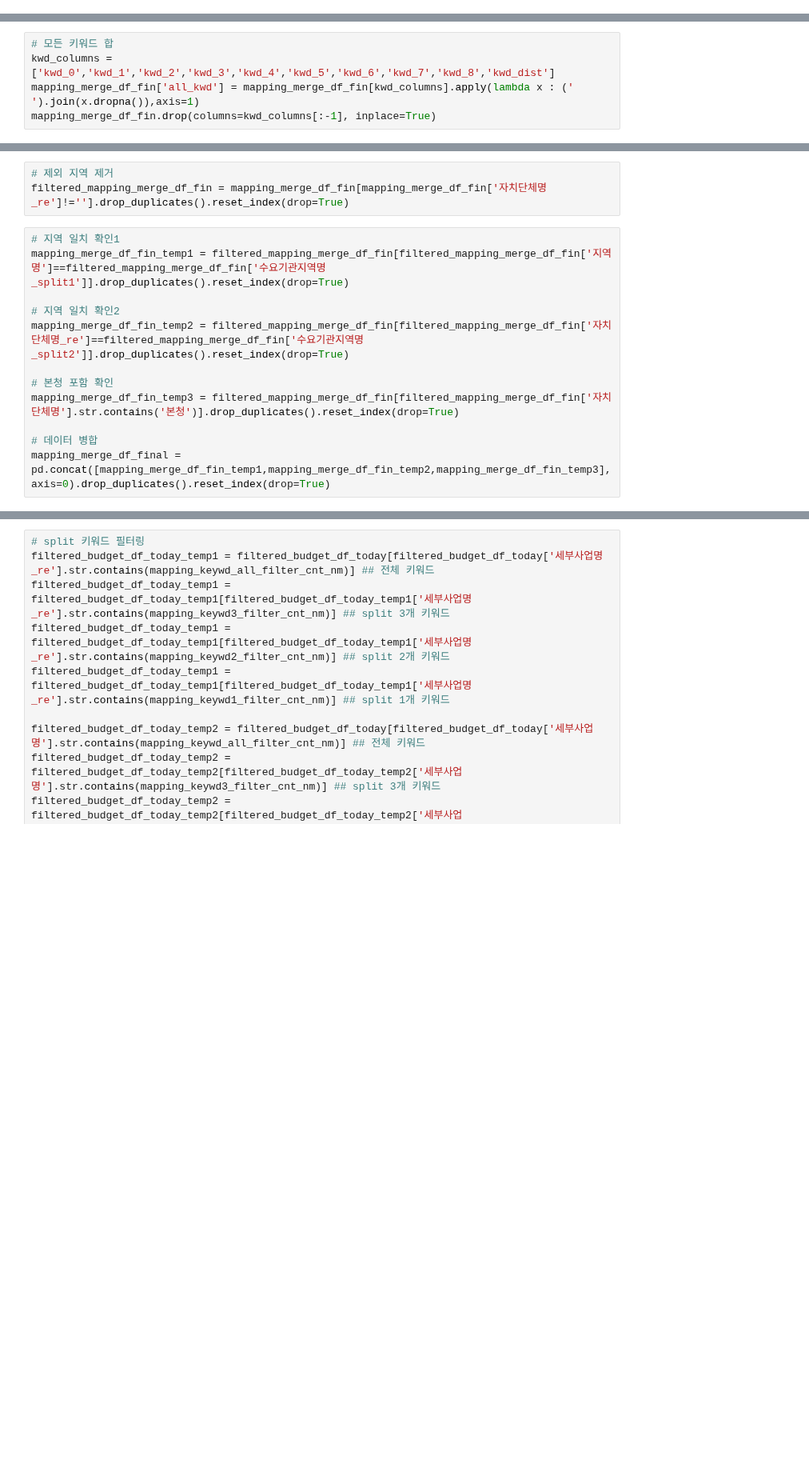
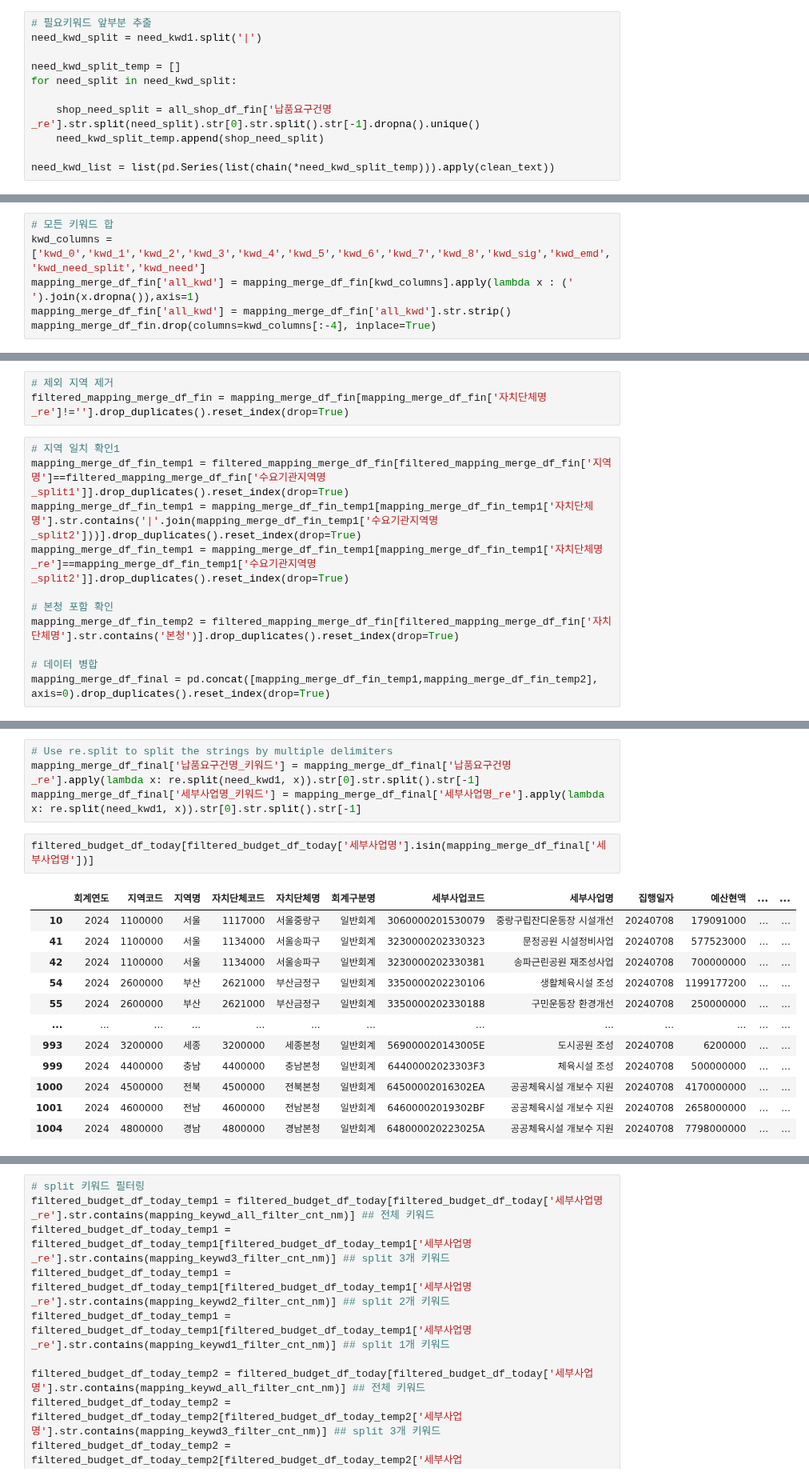
Before and after one commit to kkwann/mido_project, a Jupyter notebook: Data_preprocessing.ipynb, the cells around one changed output, grey strips where cells are left out. Shown at 80% size. Drawn from its saved outputs; the diff is of its cells as text; blank space fills up the shorter version.

```diff
--- a/Data_preprocessing.ipynb
+++ b/Data_preprocessing.ipynb
@@ -290,0 +349,11 @@ mapping_merge_df.append(mapping_merge_df_dist)
+# %%
+# 필요키워드 앞부분 추출
+need_kwd_split = need_kwd1.split('|')
+
+need_kwd_split_temp = []
+for need_split in need_kwd_split:
+
+    shop_need_split = all_shop_df_fin['납품요구건명_re'].str.split(need_split).str[0].str.split().str[-1].dropna().unique()
+    need_kwd_split_temp.append(shop_need_split)
+
+need_kwd_list = list(pd.Series(list(chain(*need_kwd_split_temp))).apply(clean_text))
@@ -294,9 +430,10 @@ mapping_merge_df_fin = pd.concat(mapping_merge_df, axis=0).drop_duplicates()
 mapping_merge_df_fin = mapping_merge_df_fin[~mapping_merge_df_fin['납품요구건명'].isnull()].reset_index(drop=True)
 # %%
 # 모든 키워드 합
-kwd_columns = ['kwd_0','kwd_1','kwd_2','kwd_3','kwd_4','kwd_5','kwd_6','kwd_7','kwd_8','kwd_dist']
+kwd_columns = ['kwd_0','kwd_1','kwd_2','kwd_3','kwd_4','kwd_5','kwd_6','kwd_7','kwd_8','kwd_sig','kwd_emd','kwd_need_split','kwd_need']
 mapping_merge_df_fin['all_kwd'] = mapping_merge_df_fin[kwd_columns].apply(lambda x : (' ').join(x.dropna()),axis=1)
-mapping_merge_df_fin.drop(columns=kwd_columns[:-1], inplace=True)
+mapping_merge_df_fin['all_kwd'] = mapping_merge_df_fin['all_kwd'].str.strip()
+mapping_merge_df_fin.drop(columns=kwd_columns[:-4], inplace=True)
 # %%
 # 지역명 추출1
 mapping_merge_df_fin['수요기관지역명_split1'] = mapping_merge_df_fin['수요기관지역명'].str.split().str[0]
@@ -335,12 +472,11 @@ filtered_mapping_merge_df_fin = mapping_merge_df_fin[mapping_merge_df_fin['자
 # %%
 # 지역 일치 확인1
 mapping_merge_df_fin_temp1 = filtered_mapping_merge_df_fin[filtered_mapping_merge_df_fin['지역명']==filtered_mapping_merge_df_fin['수요기관지역명_split1']].drop_duplicates().reset_index(drop=True)
-
-# 지역 일치 확인2
-mapping_merge_df_fin_temp2 = filtered_mapping_merge_df_fin[filtered_mapping_merge_df_fin['자치단체명_re']==filtered_mapping_merge_df_fin['수요기관지역명_split2']].drop_duplicates().reset_index(drop=True)
+mapping_merge_df_fin_temp1 = mapping_merge_df_fin_temp1[mapping_merge_df_fin_temp1['자치단체명'].str.contains('|'.join(mapping_merge_df_fin_temp1['수요기관지역명_split2']))].drop_duplicates().reset_index(drop=True)
+mapping_merge_df_fin_temp1 = mapping_merge_df_fin_temp1[mapping_merge_df_fin_temp1['자치단체명_re']==mapping_merge_df_fin_temp1['수요기관지역명_split2']].drop_duplicates().reset_index(drop=True)
 
 # 본청 포함 확인
-mapping_merge_df_fin_temp3 = filtered_mapping_merge_df_fin[filtered_mapping_merge_df_fin['자치단체명'].str.contains('본청')].drop_duplicates().reset_index(drop=True)
+mapping_merge_df_fin_temp2 = filtered_mapping_merge_df_fin[filtered_mapping_merge_df_fin['자치단체명'].str.contains('본청')].drop_duplicates().reset_index(drop=True)
 
 # 데이터 병합
-mapping_merge_df_final = pd.concat([mapping_merge_df_fin_temp1,mapping_merge_df_fin_temp2,mapping_merge_df_fin_temp3], axis=0).drop_duplicates().reset_index(drop=True)
+mapping_merge_df_final = pd.concat([mapping_merge_df_fin_temp1,mapping_merge_df_fin_temp2], axis=0).drop_duplicates().reset_index(drop=True)
@@ -346,0 +499,19 @@ mapping_merge_df_final = pd.concat([mapping_merge_df_fin_temp1,mapping_merge_df_
+# %%
+# Use re.split to split the strings by multiple delimiters
+mapping_merge_df_final['납품요구건명_키워드'] = mapping_merge_df_final['납품요구건명_re'].apply(lambda x: re.split(need_kwd1, x)).str[0].str.split().str[-1]
+mapping_merge_df_final['세부사업명_키워드'] = mapping_merge_df_final['세부사업명_re'].apply(lambda x: re.split(need_kwd1, x)).str[0].str.split().str[-1]
+# %%
+filtered_budget_df_today[filtered_budget_df_today['세부사업명'].isin(mapping_merge_df_final['세부사업명'])]
+# %% [output]
+|  | 회계연도 | 지역코드 | 지역명 | 자치단체코드 | 자치단체명 | 회계구분명 | 세부사업코드 | 세부사업명 | 집행일자 | 예산현액 | ... | ... |
+| 10 | 2024 | 1100000 | 서울 | 1117000 | 서울중랑구 | 일반회계 | 3060000201530079 | 중랑구립잔디운동장 시설개선 | 20240708 | 179091000 | ... | ... |
+| 41 | 2024 | 1100000 | 서울 | 1134000 | 서울송파구 | 일반회계 | 3230000202330323 | 문정공원 시설정비사업 | 20240708 | 577523000 | ... | ... |
+| 42 | 2024 | 1100000 | 서울 | 1134000 | 서울송파구 | 일반회계 | 3230000202330381 | 송파근린공원 재조성사업 | 20240708 | 700000000 | ... | ... |
+| 54 | 2024 | 2600000 | 부산 | 2621000 | 부산금정구 | 일반회계 | 3350000202230106 | 생활체육시설 조성 | 20240708 | 1199177200 | ... | ... |
+| 55 | 2024 | 2600000 | 부산 | 2621000 | 부산금정구 | 일반회계 | 3350000202330188 | 구민운동장 환경개선 | 20240708 | 250000000 | ... | ... |
+| ... | ... | ... | ... | ... | ... | ... | ... | ... | ... | ... | ... | ... |
+| 993 | 2024 | 3200000 | 세종 | 3200000 | 세종본청 | 일반회계 | 569000020143005E | 도시공원 조성 | 20240708 | 6200000 | ... | ... |
+| 999 | 2024 | 4400000 | 충남 | 4400000 | 충남본청 | 일반회계 | 64400002023303F3 | 체육시설 조성 | 20240708 | 500000000 | ... | ... |
+| 1000 | 2024 | 4500000 | 전북 | 4500000 | 전북본청 | 일반회계 | 64500002016302EA | 공공체육시설 개보수 지원 | 20240708 | 4170000000 | ... | ... |
+| 1001 | 2024 | 4600000 | 전남 | 4600000 | 전남본청 | 일반회계 | 64600002019302BF | 공공체육시설 개보수 지원 | 20240708 | 2658000000 | ... | ... |
+| 1004 | 2024 | 4800000 | 경남 | 4800000 | 경남본청 | 일반회계 | 648000020223025A | 공공체육시설 개보수 지원 | 20240708 | 7798000000 | ... | ... |
```
Also changed, not shown: parts of 27 cells of this notebook, 1 other file.
